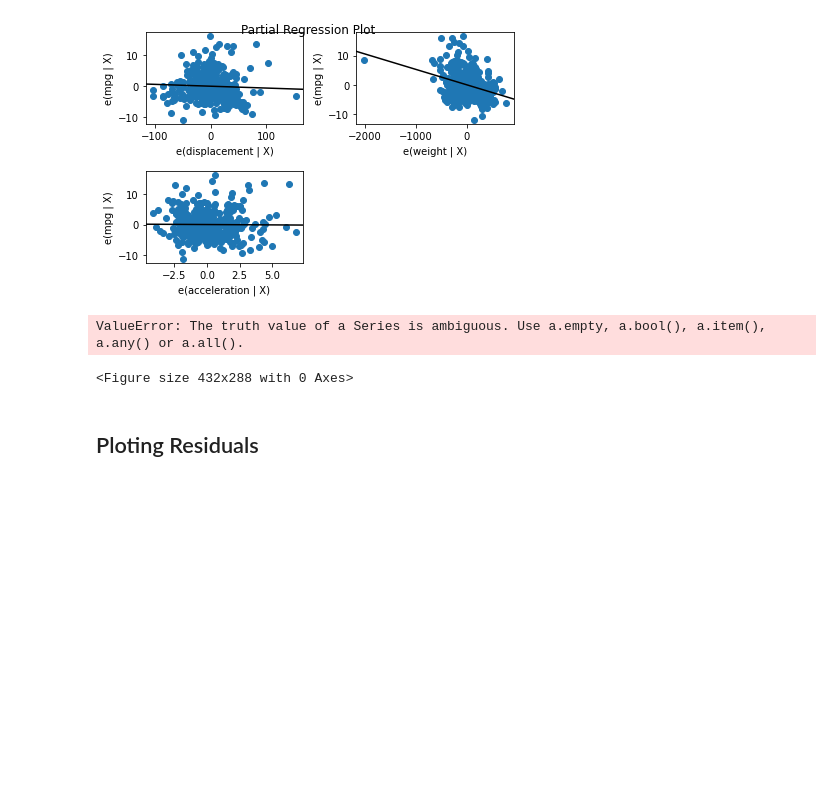
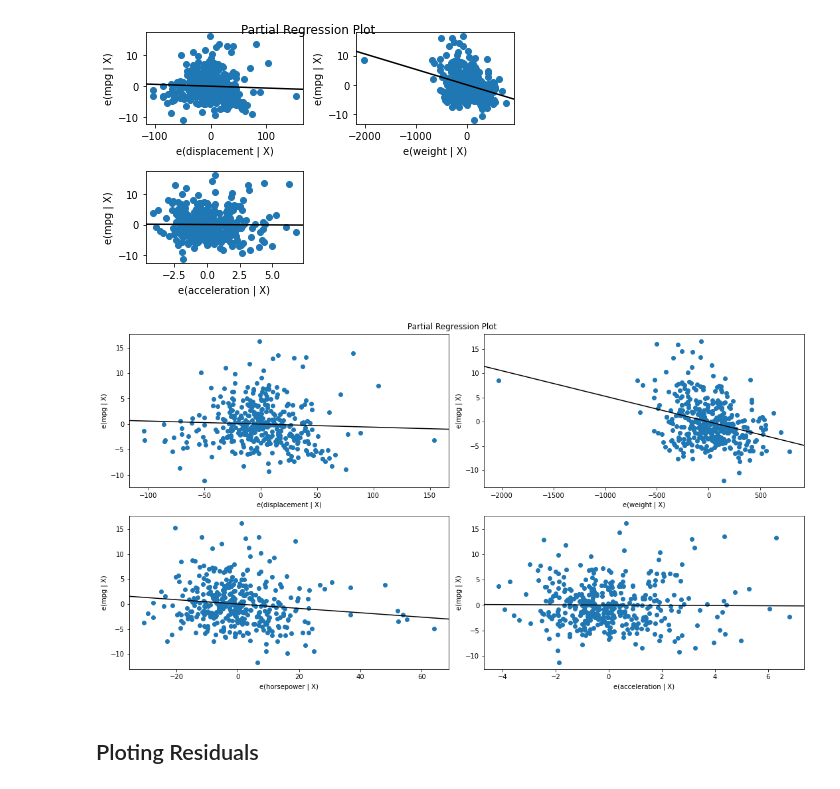
Before and after one commit to GraceMwende/PHASE_3-MS_DS, a Jupyter notebook: Classwork/multilinearRegression.ipynb, the cells around one changed output. Cells and saved outputs as stored; diff of their text form; code cells hidden in the pictures; blank space fills up the shorter version.

Commit message:
multiple linear regression

```diff
--- a/Classwork/index.ipynb
+++ b/Classwork/multilinearRegression.ipynb
@@ -242,11 +242,10 @@ sm.graphics.plot_partregress_grid(ols_multi_results,['displacement','weight','ac
 [figure]
 # %%
 # all column --get all column names
-for col in x_multi.columns:
-    sm.graphics.plot_partregress_grid(ols_multi_results,x_multi[col]);
+fig = plt.figure(figsize=(15,8))
+sm.graphics.plot_partregress_grid(ols_multi_results,list(x_multi.columns.values),fig=fig);
 # %% [output]
-ValueError: The truth value of a Series is ambiguous. Use a.empty, a.bool(), a.item(), a.any() or a.all().
-<Figure size 432x288 with 0 Axes>
+[figure, added]
 # %% [markdown]
 ## Ploting Residuals
 # %% [markdown]
```
Also changed, not shown: parts of 2 cells of this notebook, 7 other files.
